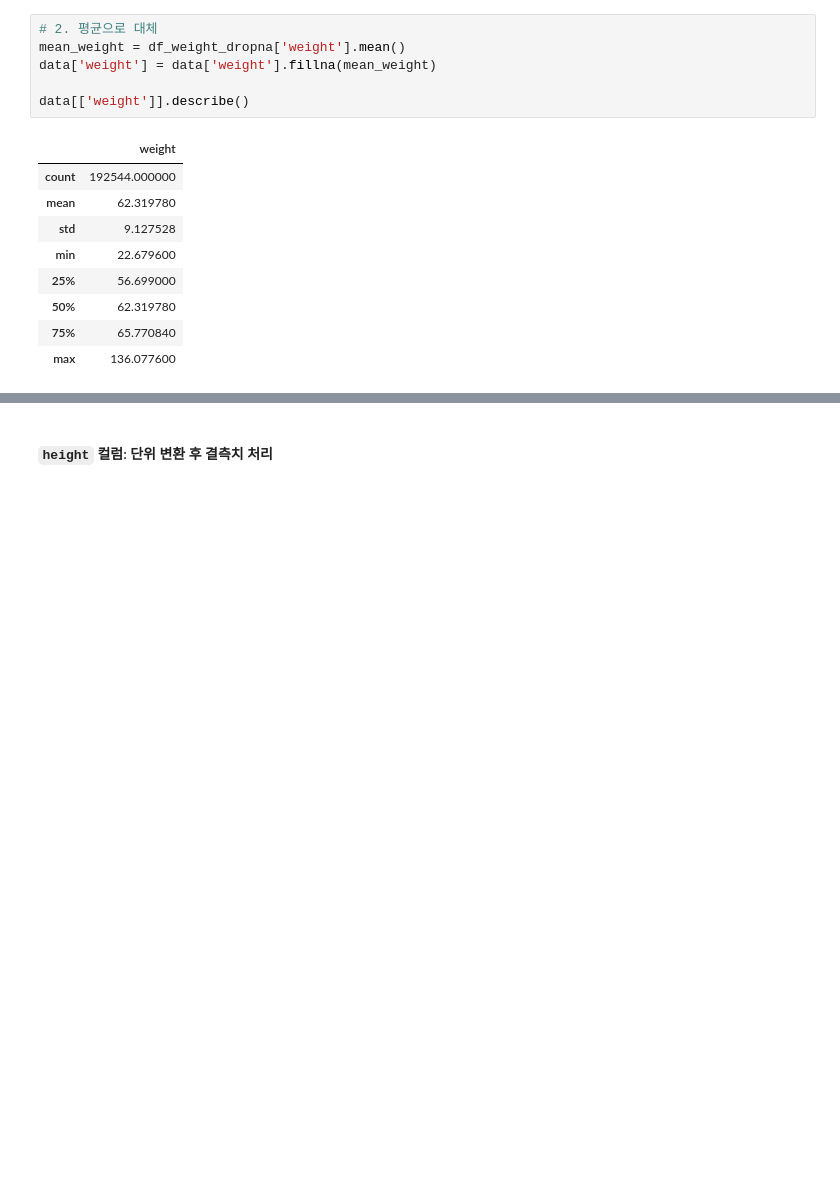
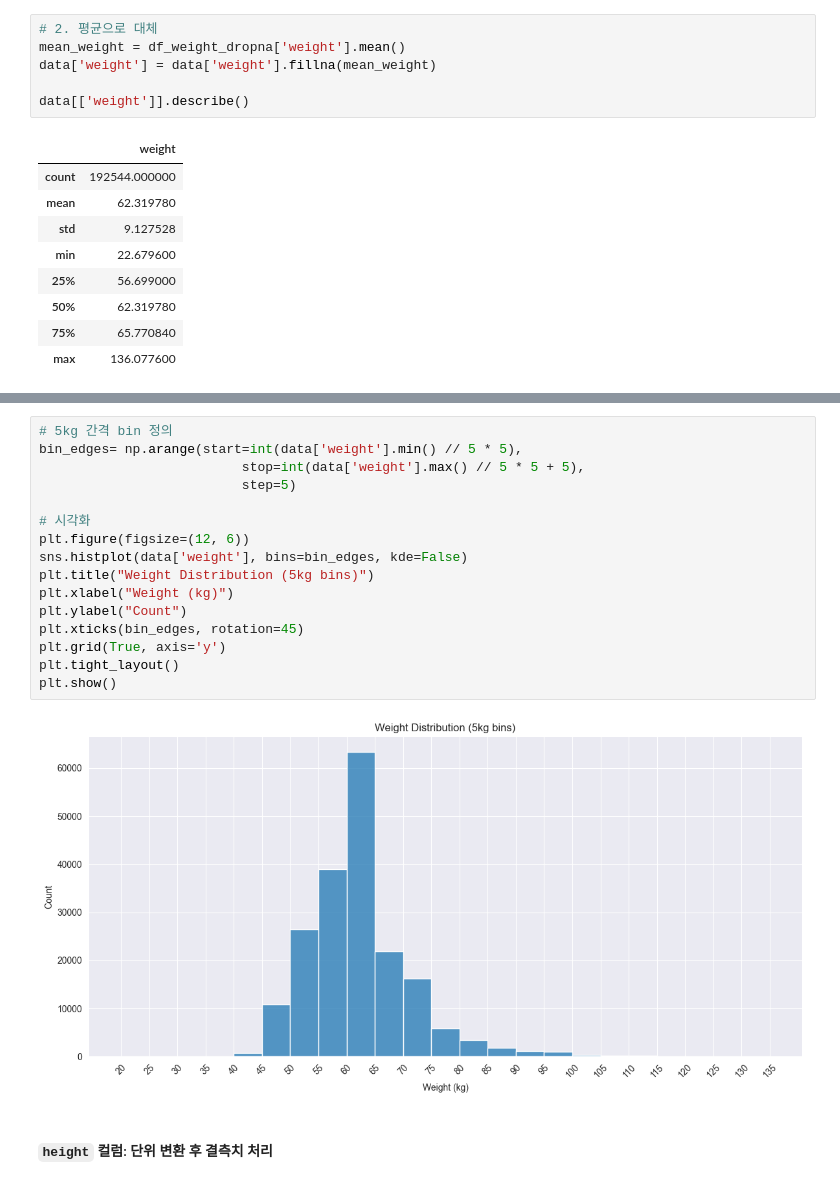
Before and after one commit to kimyelin0506/Toy3_AI, a Jupyter notebook: moon/test3.ipynb, the cells around one changed output, grey strips where cells are left out. Saved outputs shown, nothing was run; the diff lists cells and outputs as text; blank space fills up the shorter version.

```diff
--- a/moon/test3.ipynb
+++ b/moon/test3.ipynb
@@ -127,3 +147,21 @@ data[['weight']].describe()
+# %%
+# 5kg 간격 bin 정의
+bin_edges= np.arange(start=int(data['weight'].min() // 5 * 5),
+                          stop=int(data['weight'].max() // 5 * 5 + 5),
+                          step=5)
+
+# 시각화
+plt.figure(figsize=(12, 6))
+sns.histplot(data['weight'], bins=bin_edges, kde=False)
+plt.title("Weight Distribution (5kg bins)")
+plt.xlabel("Weight (kg)")
+plt.ylabel("Count")
+plt.xticks(bin_edges, rotation=45)
+plt.grid(True, axis='y')
+plt.tight_layout()
+plt.show()
+# %% [output]
+[figure, added]
 # %% [markdown]
 #### `height` 컬럼: 단위 변환 후 결측치 처리
 # %%
```
Also changed, not shown: parts of 22 cells of this notebook, 1 other file.
